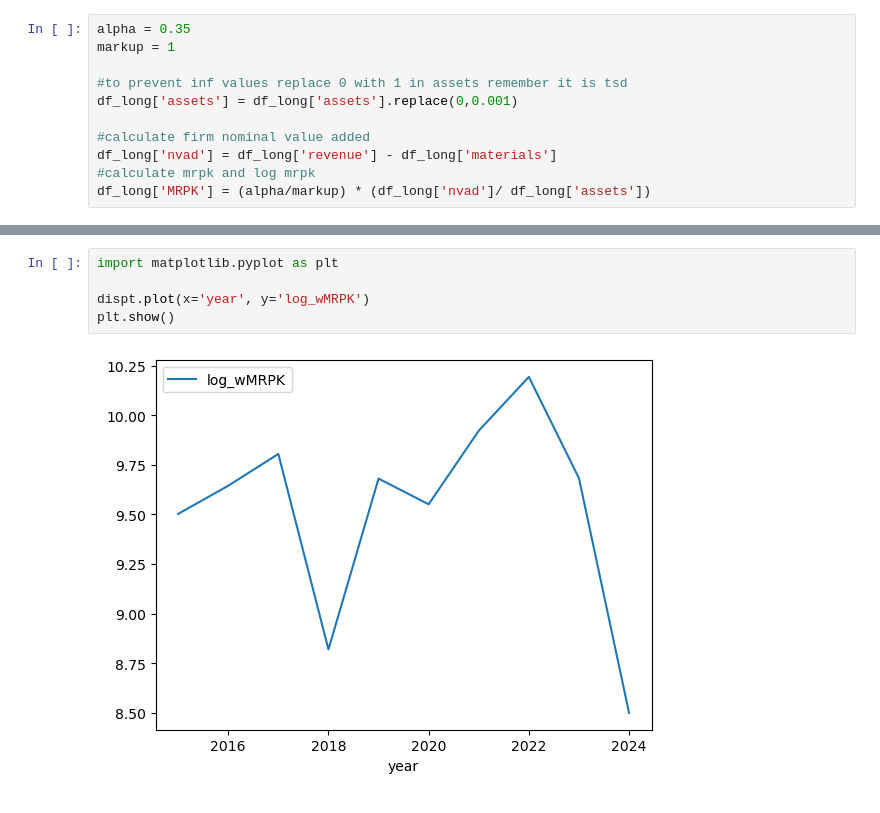
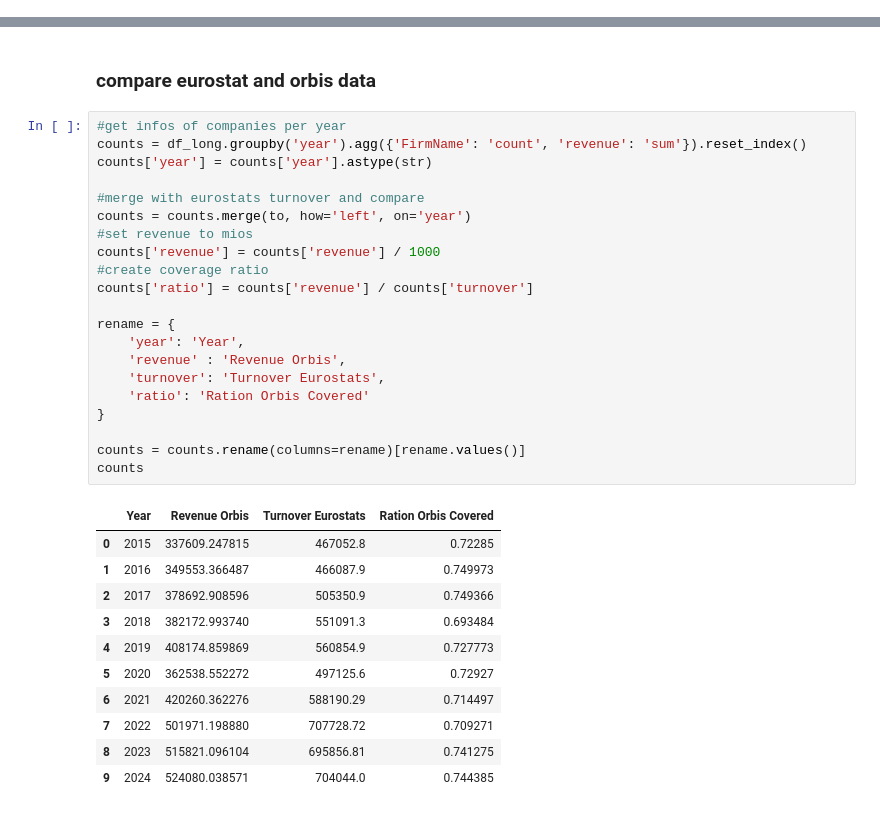
Before and after one commit to CurdinLieberherr/Master-Thesis, a Jupyter notebook: data.ipynb, the cells around one changed output, grey strips where cells are left out. Saved outputs shown, nothing was run; the diff lists cells and outputs as text.

```diff
--- a/data.ipynb
+++ b/data.ipynb
@@ -87,11 +203,0 @@ $$
-# %%
-alpha = 0.35
-markup = 1
-
-#to prevent inf values replace 0 with 1 in assets remember it is tsd
-df_long['assets'] = df_long['assets'].replace(0,0.001)
-
-#calculate firm nominal value added
-df_long['nvad'] = df_long['revenue'] - df_long['materials']
-#calculate mrpk and log mrpk
-df_long['MRPK'] = (alpha/markup) * (df_long['nvad']/ df_long['assets'])
@@ -154,7 +204,35 @@ check if weights sum to 1:  1
-# %%
-import matplotlib.pyplot as plt
-
-dispt.plot(x='year', y='log_wMRPK')
-plt.show()
-# %% [output]
-[figure, removed]
+# %% [markdown]
+### compare eurostat and orbis data
+# %%
+#get infos of companies per year
+counts = df_long.groupby('year').agg({'FirmName': 'count', 'revenue': 'sum'}).reset_index()
+counts['year'] = counts['year'].astype(str)
+
+#merge with eurostats turnover and compare
+counts = counts.merge(to, how='left', on='year')
+#set revenue to mios
+counts['revenue'] = counts['revenue'] / 1000
+#create coverage ratio
+counts['ratio'] = counts['revenue'] / counts['turnover']
+
+rename = {
+    'year': 'Year',
+    'revenue' : 'Revenue Orbis',
+    'turnover': 'Turnover Eurostats',
+    'ratio': 'Ration Orbis Covered'
+}
+
+counts = counts.rename(columns=rename)[rename.values()]
+counts
+# %% [output]
+|  | Year | Revenue Orbis | Turnover Eurostats | Ration Orbis Covered |
+| 0 | 2015 | 337609.247815 | 467052.8 | 0.72285 |
+| 1 | 2016 | 349553.366487 | 466087.9 | 0.749973 |
+| 2 | 2017 | 378692.908596 | 505350.9 | 0.749366 |
+| 3 | 2018 | 382172.993740 | 551091.3 | 0.693484 |
+| 4 | 2019 | 408174.859869 | 560854.9 | 0.727773 |
+| 5 | 2020 | 362538.552272 | 497125.6 | 0.72927 |
+| 6 | 2021 | 420260.362276 | 588190.29 | 0.714497 |
+| 7 | 2022 | 501971.198880 | 707728.72 | 0.709271 |
+| 8 | 2023 | 515821.096104 | 695856.81 | 0.741275 |
+| 9 | 2024 | 524080.038571 | 704044.0 | 0.744385 |
```
Also changed, not shown: parts of 12 cells of this notebook, 2 other files.
